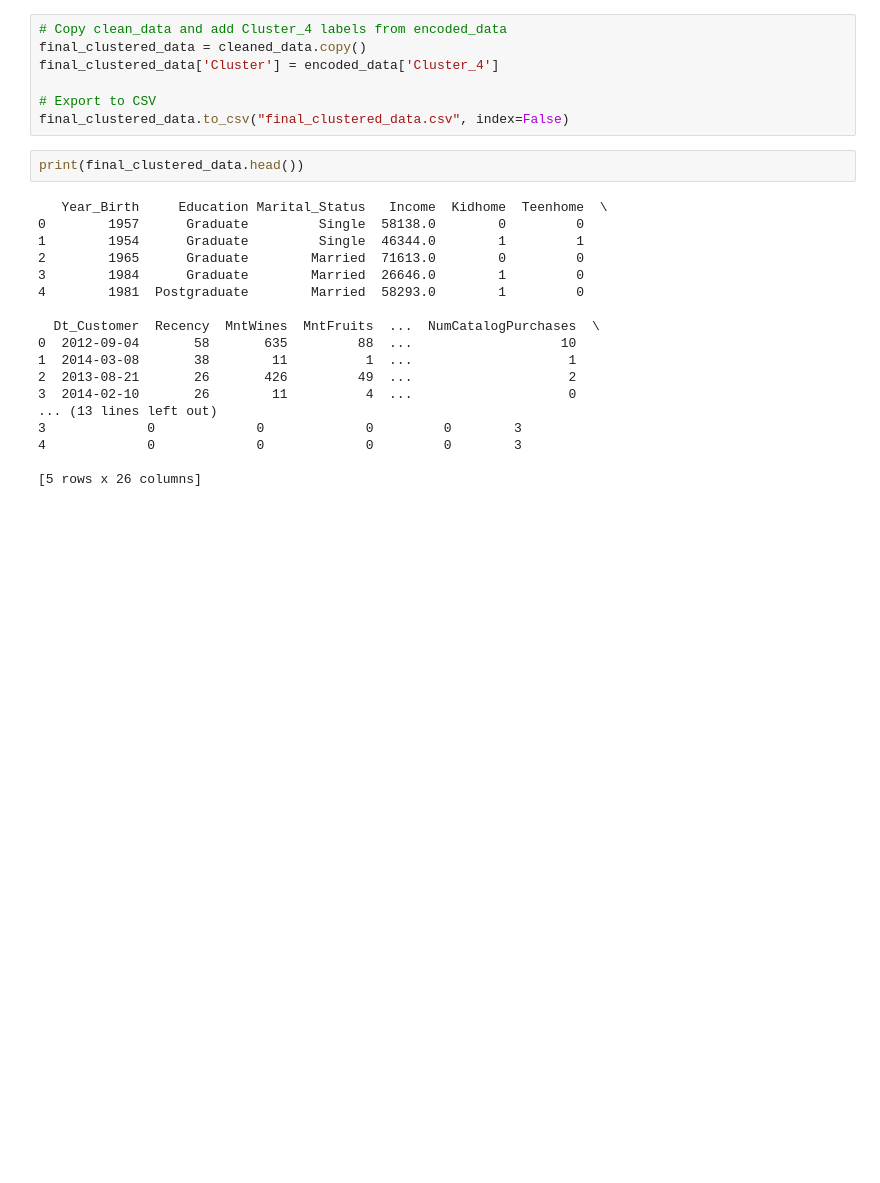
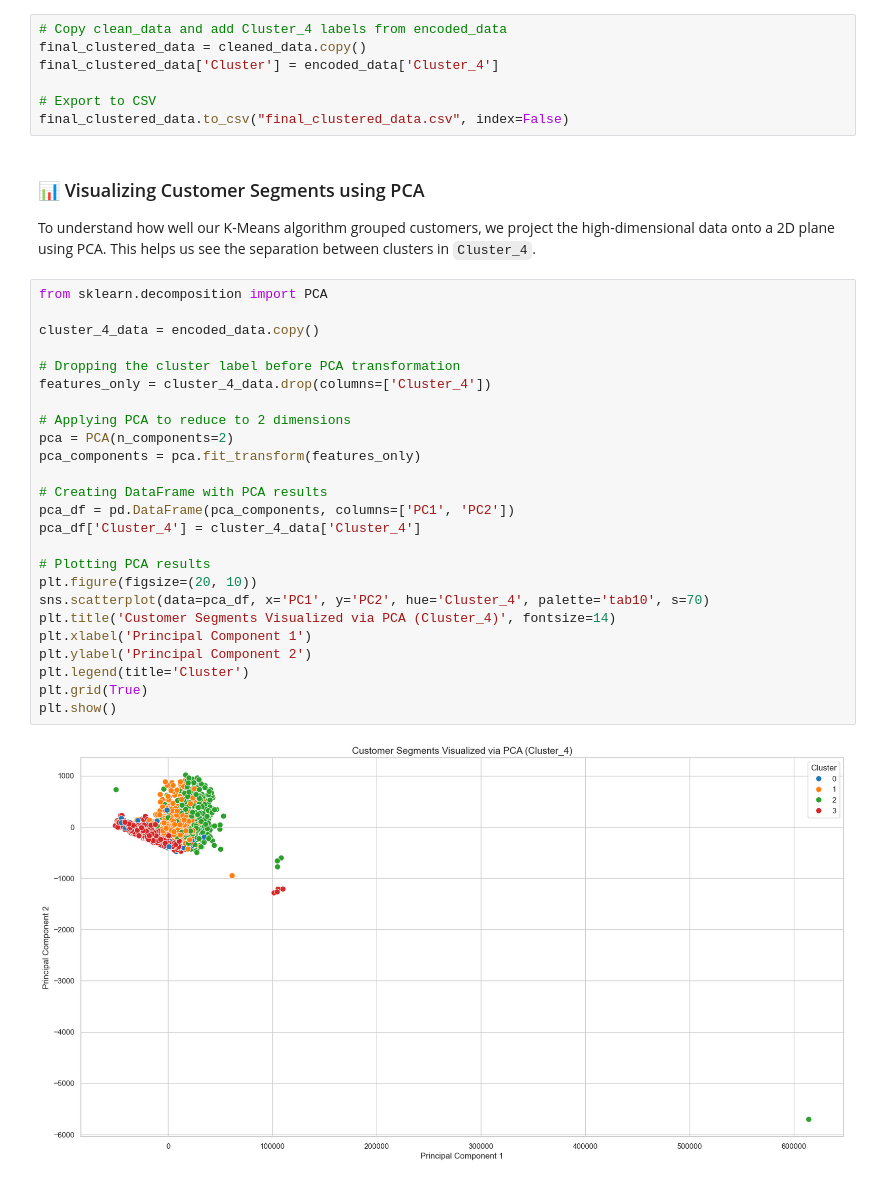
Before and after one commit to richmond050/Customer-Segmentation, a Jupyter notebook: customer_segmentation.ipynb, the cells around one changed output. Cells and saved outputs as stored; diff of their text form; blank space fills up the shorter version.

Commit message:
Updated notebook with PCA visualization, cluster profiles, and README changes

```diff
--- a/customer_segmentation.ipynb
+++ b/customer_segmentation.ipynb
@@ -882,23 +882,34 @@ final_clustered_data['Cluster'] = encoded_data['Cluster_4']
 
 # Export to CSV
 final_clustered_data.to_csv("final_clustered_data.csv", index=False)
+# %% [markdown]
+### 📊 Visualizing Customer Segments using PCA
+
+To understand how well our K-Means algorithm grouped customers, we project the high-dimensional data onto a 2D plane using PCA. This helps us see the separation between clusters in `Cluster_4`.
 # %%
-print(final_clustered_data.head())
+from sklearn.decomposition import PCA
+
+cluster_4_data = encoded_data.copy()
+
+# Dropping the cluster label before PCA transformation
+features_only = cluster_4_data.drop(columns=['Cluster_4'])
+
+# Applying PCA to reduce to 2 dimensions
+pca = PCA(n_components=2)
+pca_components = pca.fit_transform(features_only)
+
+# Creating DataFrame with PCA results
+pca_df = pd.DataFrame(pca_components, columns=['PC1', 'PC2'])
+pca_df['Cluster_4'] = cluster_4_data['Cluster_4']
+
+# Plotting PCA results
+plt.figure(figsize=(20, 10))
+sns.scatterplot(data=pca_df, x='PC1', y='PC2', hue='Cluster_4', palette='tab10', s=70)
+plt.title('Customer Segments Visualized via PCA (Cluster_4)', fontsize=14)
+plt.xlabel('Principal Component 1')
+plt.ylabel('Principal Component 2')
+plt.legend(title='Cluster')
+plt.grid(True)
+plt.show()
 # %% [output]
-   Year_Birth     Education Marital_Status   Income  Kidhome  Teenhome  \
-0        1957      Graduate         Single  58138.0        0         0
-1        1954      Graduate         Single  46344.0        1         1
-2        1965      Graduate        Married  71613.0        0         0
-3        1984      Graduate        Married  26646.0        1         0
-4        1981  Postgraduate        Married  58293.0        1         0
-
-  Dt_Customer  Recency  MntWines  MntFruits  ...  NumCatalogPurchases  \
-0  2012-09-04       58       635         88  ...                   10
-1  2014-03-08       38        11          1  ...                    1
-2  2013-08-21       26       426         49  ...                    2
-3  2014-02-10       26        11          4  ...                    0
-... (13 lines left out)
-3             0             0             0         0        3
-4             0             0             0         0        3
-
-[5 rows x 26 columns]
+[figure, added]
```
Also changed, not shown: 2 other files.
